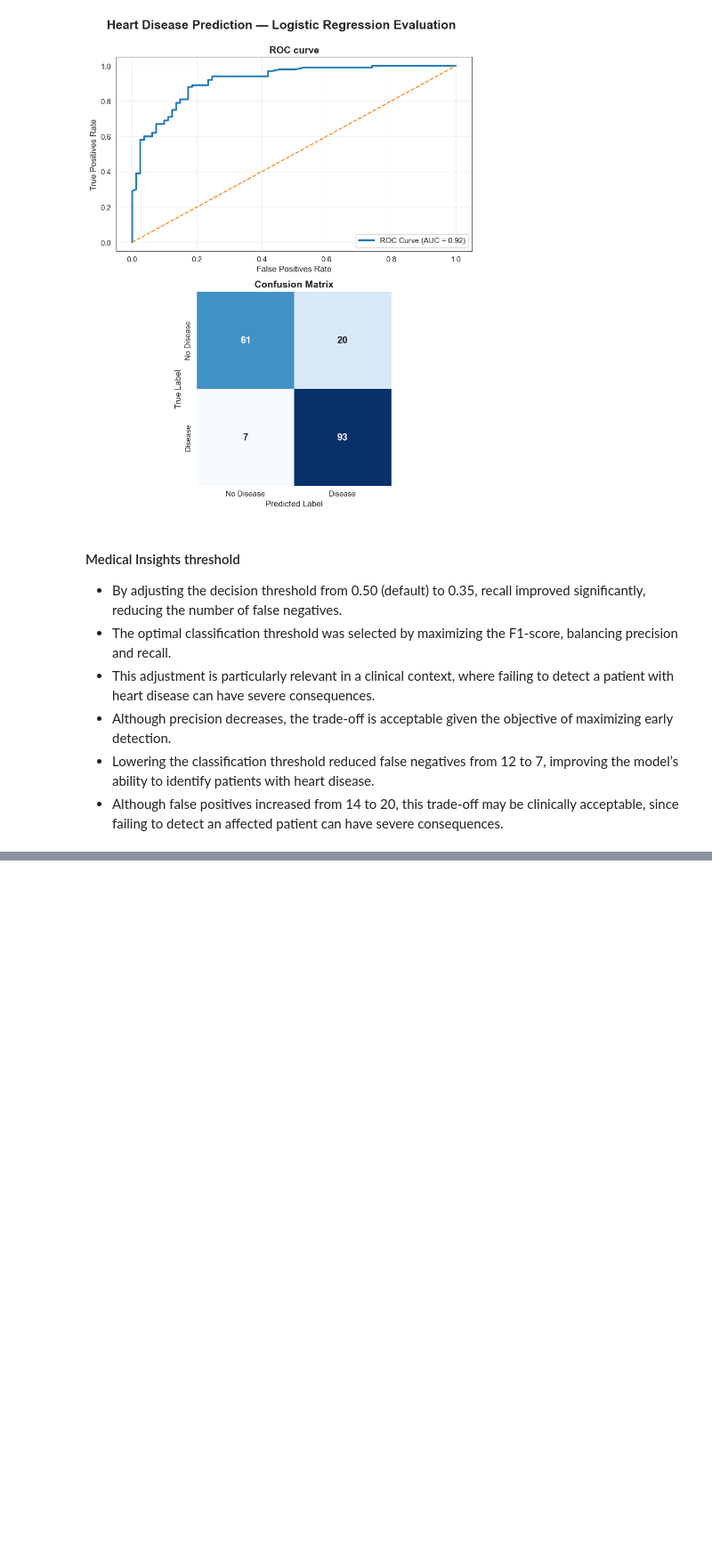
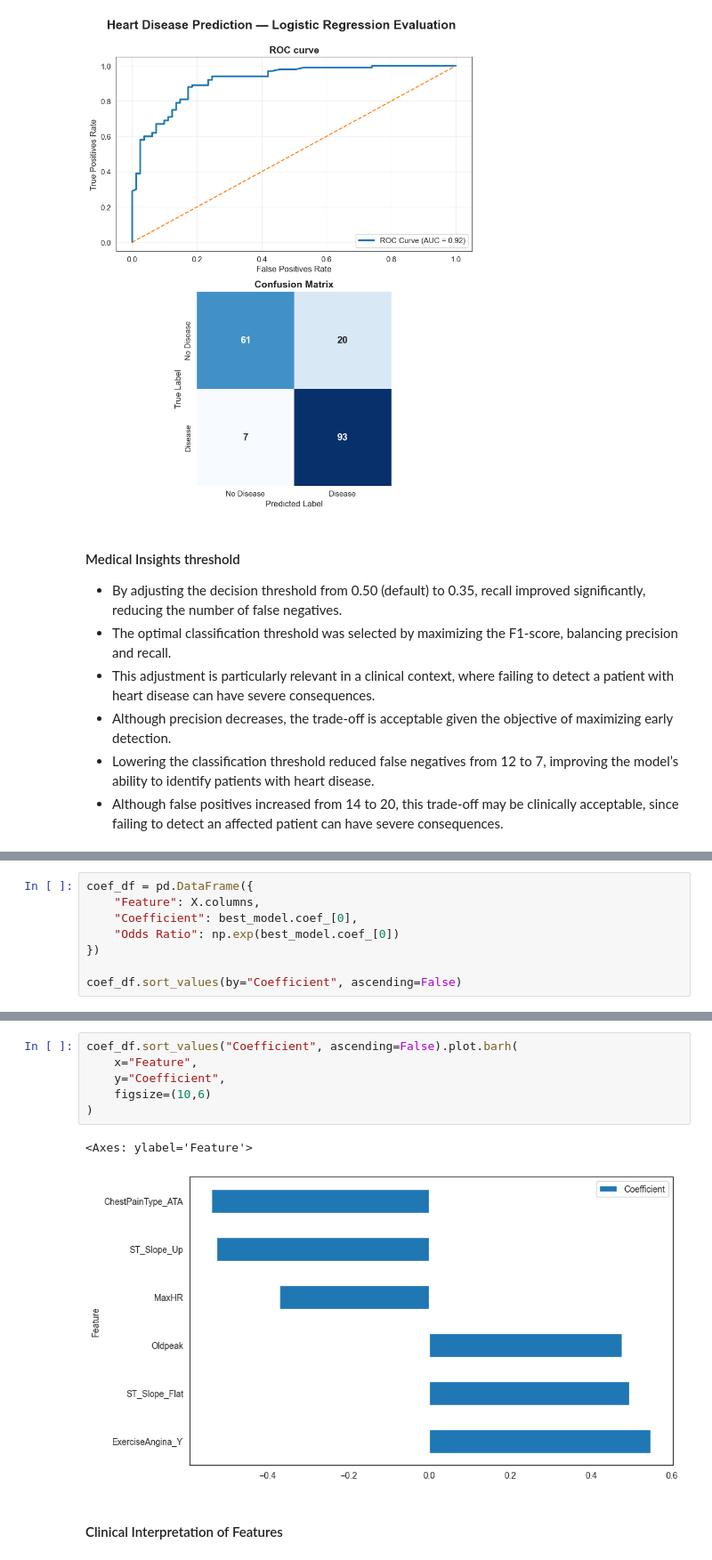
Before and after one commit to biotechwithdata/REPO, a Jupyter notebook: heart_disease_risk_analysis.ipynb, the cells around one changed output, grey strips where cells are left out. Shown at 89% size. Saved outputs shown, nothing was run; the diff lists cells and outputs as text; blank space fills up the shorter version.

```diff
--- a/heart_disease_risk_analysis.ipynb
+++ b/heart_disease_risk_analysis.ipynb
@@ -1306,0 +1296,8 @@ MaxHR: 0.370
+# %%
+coef_df = pd.DataFrame({
+    "Feature": X.columns,
+    "Coefficient": best_model.coef_[0],
+    "Odds Ratio": np.exp(best_model.coef_[0])
+})
+
+coef_df.sort_values(by="Coefficient", ascending=False)
@@ -1306,0 +1312,11 @@ MaxHR: 0.370
+# %%
+coef_df.sort_values("Coefficient", ascending=False).plot.barh(
+    x="Feature",
+    y="Coefficient",
+    figsize=(10,6)
+)
+# %% [output]
+<Axes: ylabel='Feature'>
+[figure, added]
+# %% [markdown]
+#### Clinical Interpretation of Features
```
Also changed, not shown: parts of 15 cells of this notebook, 4 other files.
